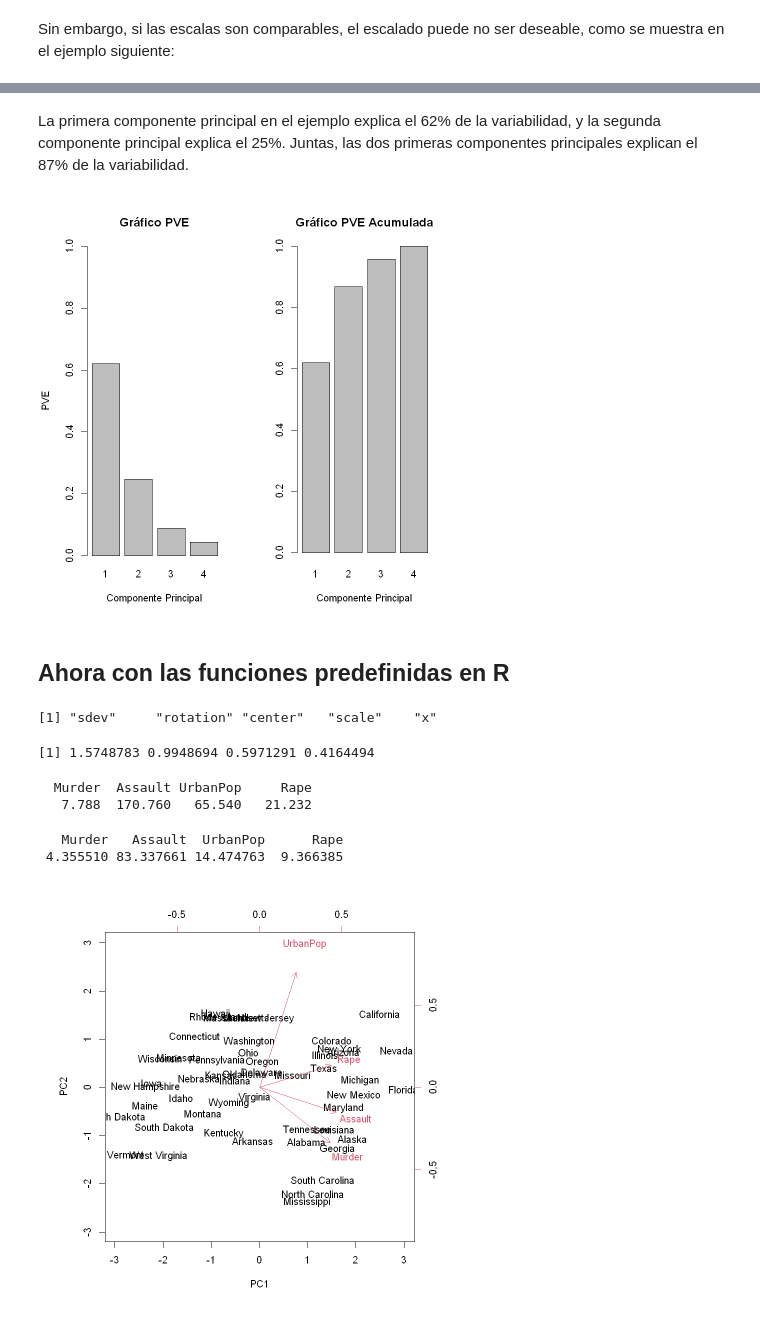
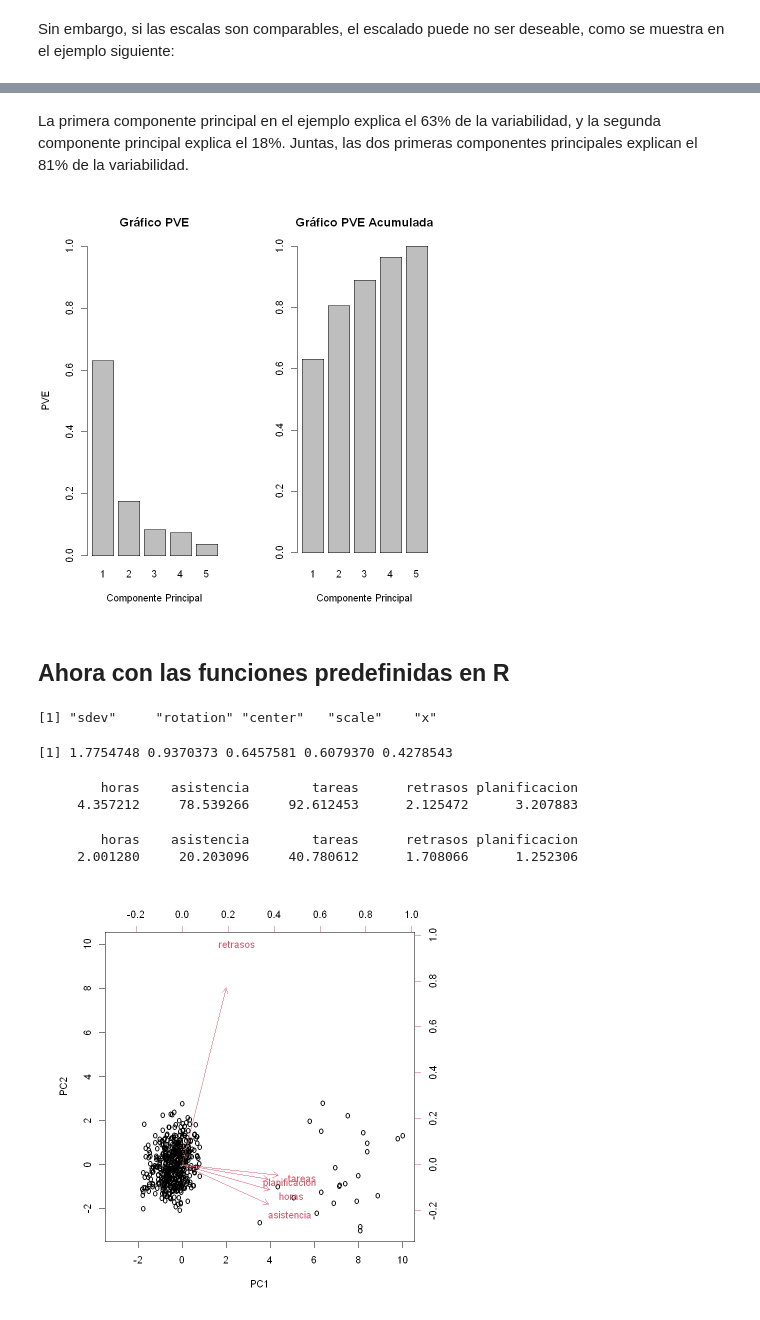
Before and after one commit to elianascheihing/INFO257, a Jupyter notebook: PCA/PCA.ipynb, the cells around one changed output, grey strips where cells are left out. Drawn from its saved outputs; the diff is of its cells as text; code cells hidden in the pictures.

```diff
--- a/PCA/PCA.ipynb
+++ b/PCA/PCA.ipynb
@@ -106,0 +63,5 @@ head(USArrests, 10)
+# %%
+#data("USArrests")
+#head(USArrests, 10)
+datos <- read.csv("../datasets_simulados/educacion_v5.csv",dec=".",sep=";",header=TRUE)
+head(datos,10)
@@ -137,0 +112,15 @@ Rape     0.56357883 0.6652412 0.41134124 1.0000000
+# %%
+#relaciones entre variables
+datos <- datos[,1:5]
+datos <- datos[!is.na(datos[,1]),]
+datos <- datos[!is.na(datos[,2]),]
+datos <- datos[!is.na(datos[,3]),]
+datos <- datos[!is.na(datos[,4]),]
+datos <- datos[!is.na(datos[,5]),]
+dim(datos)
+summary(datos)
+boxplot(datos)
+plot(datos)
+mcor<-cor(datos)
+corrplot(mcor)
+print(mcor)
@@ -246,17 +289,17 @@ round(PVE, 2)
 # %% [markdown]
-La primera componente principal en el ejemplo explica el 62% de la variabilidad, y la segunda componente principal explica el 25%. Juntas, las dos primeras componentes principales explican el 87% de la variabilidad.
+La primera componente principal en el ejemplo explica el 63% de la variabilidad, y la segunda componente principal explica el 18%. Juntas, las dos primeras componentes principales explican el 81% de la variabilidad.
 # %%
 
 # Gráfico de la PVE
 par(mfrow=c(1,2))
-PVEplot <- barplot(PVE,xlab="Componente Principal", ylab="PVE", main= "Gráfico PVE", ylim=c(0, 1), names.arg=c(1:4))
-cumPVE <- barplot(cumsum(PVE),xlab="Componente Principal", ylab="", main= "Gráfico PVE Acumulada", names.arg=c(1:4))
+PVEplot <- barplot(PVE,xlab="Componente Principal", ylab="PVE", main= "Gráfico PVE", ylim=c(0, 1), names.arg=c(1:5))
+cumPVE <- barplot(cumsum(PVE),xlab="Componente Principal", ylab="", main= "Gráfico PVE Acumulada", names.arg=c(1:5))
 # %% [output]
-[figure, old version]
+[figure, new version]
 # %% [markdown]
 ## Ahora con las funciones predefinidas en R
 # %%
-pca_res <- prcomp(USArrests, scale = TRUE)
+pca_res <- prcomp(datos, scale = TRUE)
 names(pca_res)
 pca_res$sdev
 pca_res$rotation <- -pca_res$rotation
@@ -265,13 +308,13 @@ pca_res$scale
 pca_res$x <- -pca_res$x
 # %% [output]
 [1] "sdev"     "rotation" "center"   "scale"    "x"
-[1] 1.5748783 0.9948694 0.5971291 0.4164494
+[1] 1.7754748 0.9370373 0.6457581 0.6079370 0.4278543
-  Murder  Assault UrbanPop     Rape
-   7.788  170.760   65.540   21.232
+        horas    asistencia        tareas      retrasos planificacion
+     4.357212     78.539266     92.612453      2.125472      3.207883
-   Murder   Assault  UrbanPop      Rape
- 4.355510 83.337661 14.474763  9.366385
+        horas    asistencia        tareas      retrasos planificacion
+     2.001280     20.203096     40.780612      1.708066      1.252306
 # %%
-biplot(pca_res, scale = 0)
+biplot(pca_res, scale = 0,xlabs=rep('o',477))
 # %% [output]
-[figure, old version]
+[figure, new version]
 # %% [markdown]
```
Also changed, not shown: parts of 24 cells of this notebook, 30 other files.
